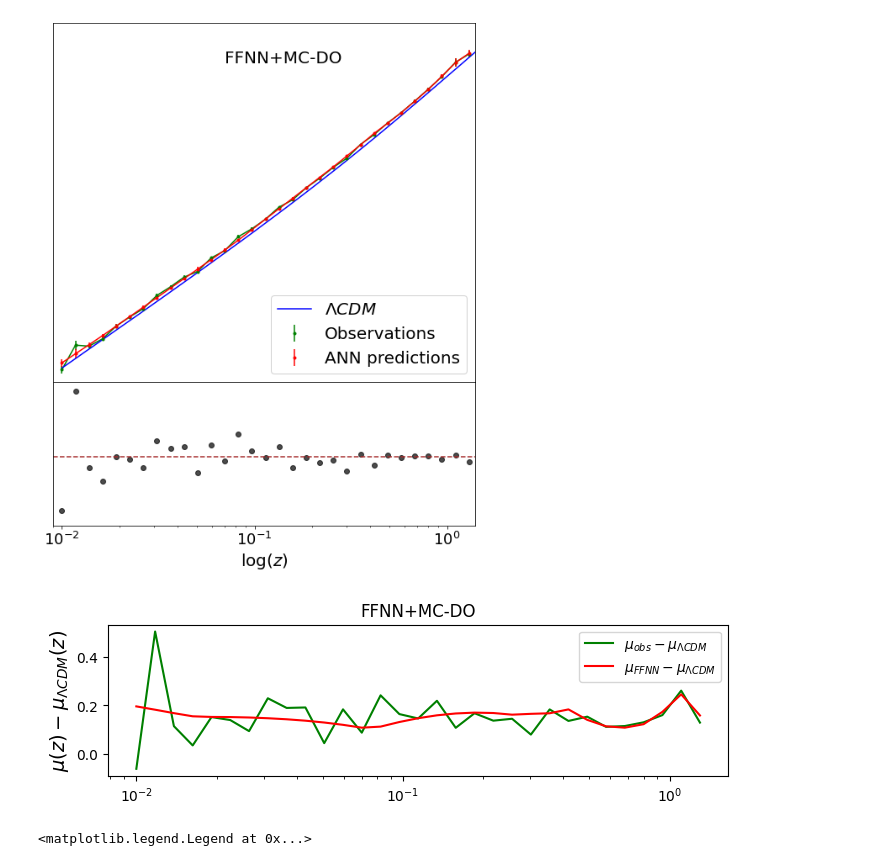
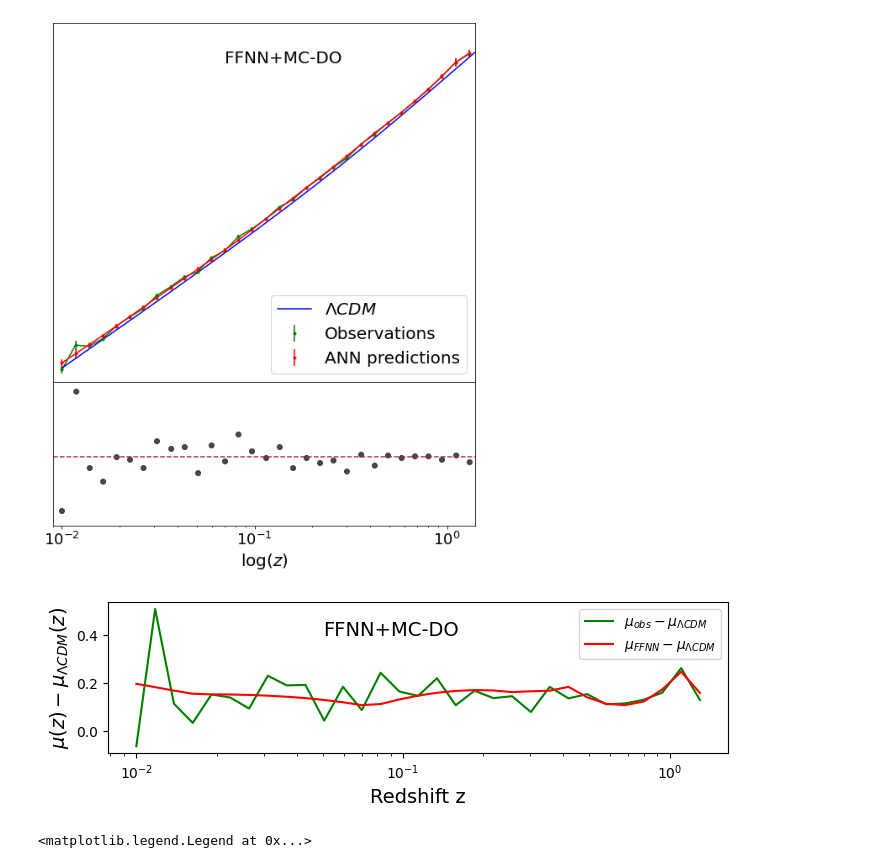
Before and after one commit to igomezv/crann, a Jupyter notebook: arxiv_notebooks/loadANNjla-review_plots.ipynb, the cells around one changed output. Cells and saved outputs as stored; diff of their text form; code cells hidden in the pictures.

```diff
--- a/arxiv_notebooks/loadANNjla-review_plots.ipynb
+++ b/arxiv_notebooks/loadANNjla-review_plots.ipynb
@@ -541,20 +542,21 @@ for a in axs:
 # %%
 plt.figure(figsize=(8, 2), dpi=100)
 
 mudiff_obs = np.subtract(dist, mulcdm)
 mudiff_ann = np.subtract(dlfake_do.reshape(31,), mulcdm)
 
 plt.plot(z_redshift, mudiff_obs, c='green', label='$\mu_{obs}-\mu_{\Lambda CDM}$')
 plt.plot(z_redshift, mudiff_ann, c='r', label='$\mu_{FFNN}-\mu_{\Lambda CDM}$')
 plt.xscale('log')
 plt.legend()
 # plt.xlabel("Redshift $z$", fontsize=15)
 # plt.ylabel("$\mu(z) - \mu_{\Lambda CDM}(z)$", fontsize=15)
 plt.ylabel("$\mu(z) - \mu_{\Lambda CDM}(z)$", fontsize=14)
-plt.title("FFNN+MC-DO")
+plt.text(x=0.05, y= 0.4, s="FFNN+MC-DO", fontsize=14)
+plt.xlabel("Redshift z", fontsize=14)
 plt.savefig("Diferences_mod_do_new.png")
 # %% [output]
-[figure, old version]
+[figure, new version]
 # %%
 plt.figure(figsize=(8, 8), dpi=100)
 
```
Also changed, not shown: parts of 1 cell of this notebook, 1 other file.
